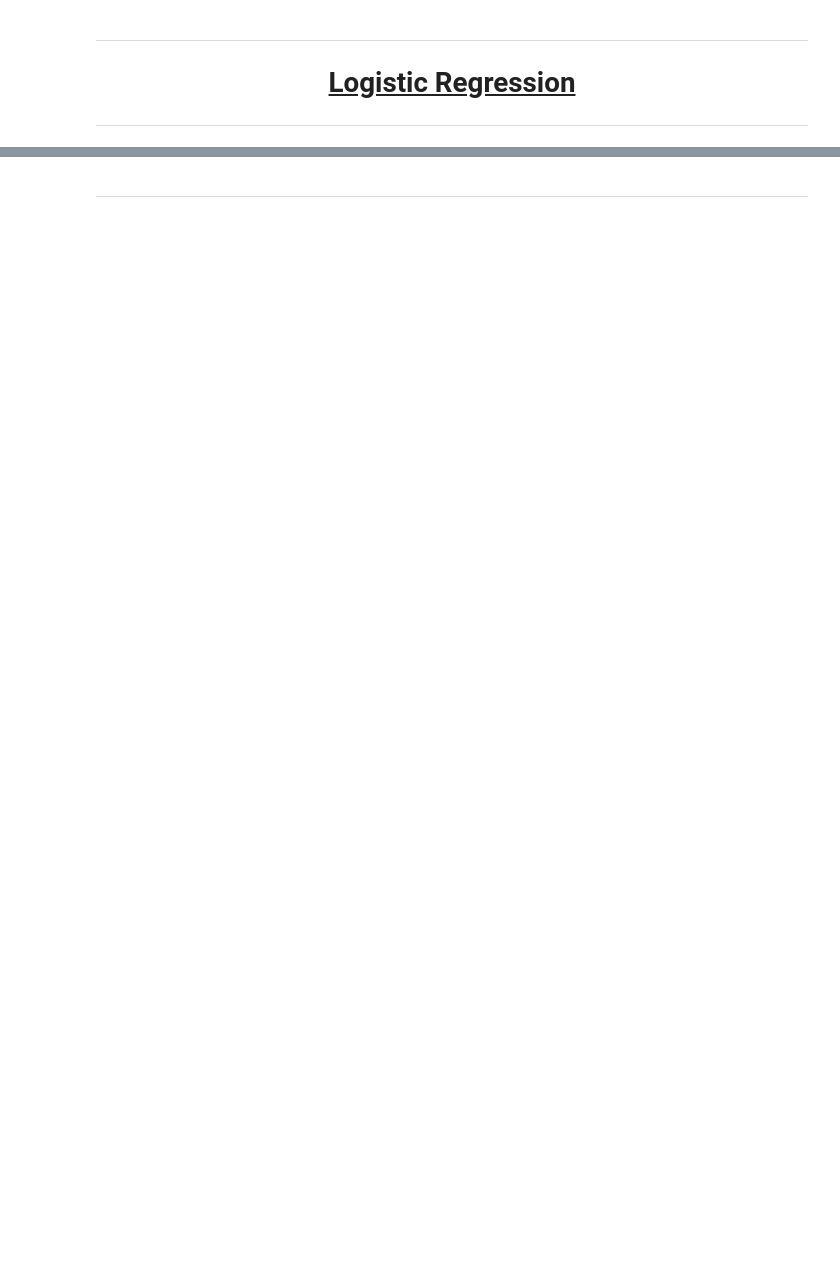
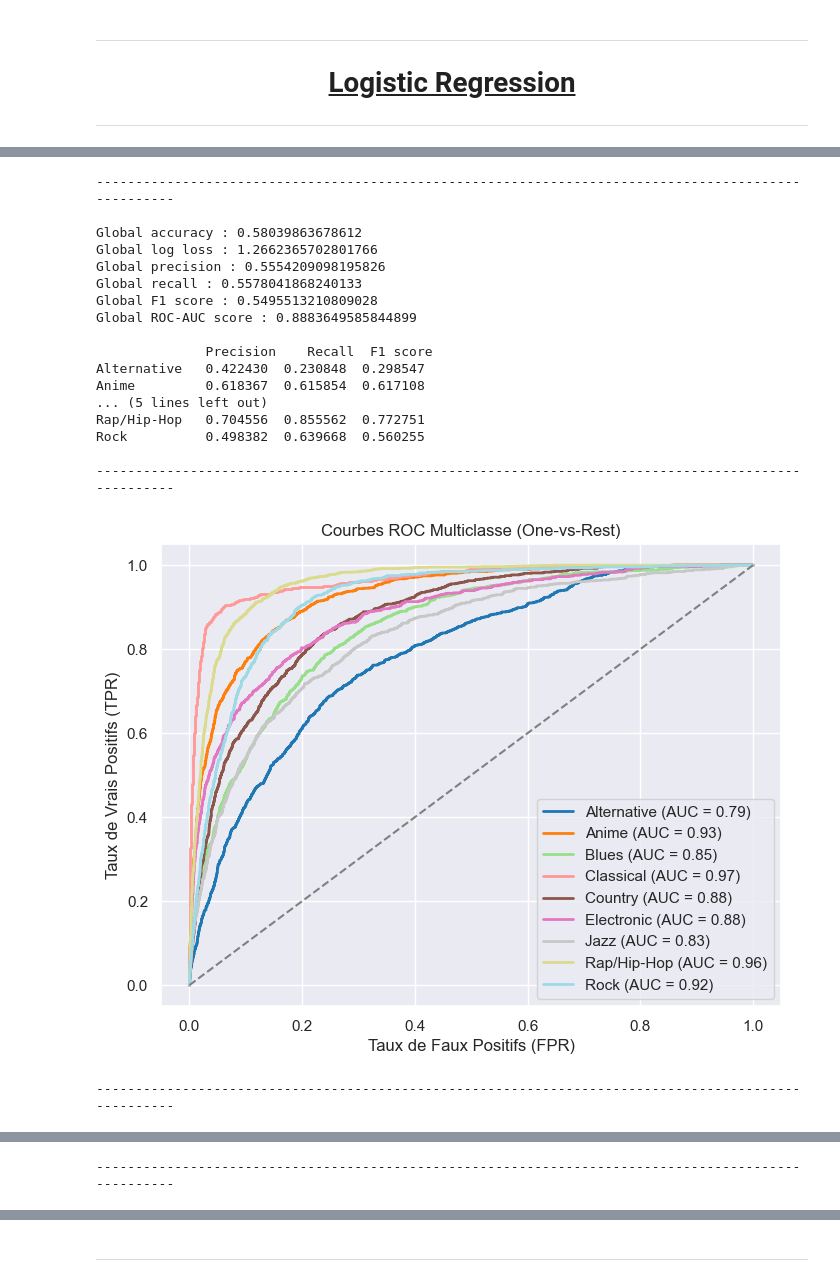
Before and after one commit to lcscaio77/music-genre-prediction, a Jupyter notebook: notebooks/03_train_logistic_regression.ipynb, the cells around one changed output, grey strips where cells are left out. Saved outputs shown, nothing was run; the diff lists cells and outputs as text; code cells hidden in the pictures; blank space fills up the shorter version.

```diff
--- a/notebooks/03_train_logistic_regression.ipynb
+++ b/notebooks/03_train_logistic_regression.ipynb
@@ -87,0 +134,22 @@ print("Test Set Accuracy:", accuracy_score(y_test, y_pred))
+# %%
+src.evaluate_model(logreg_classifier, X_test, y_test, classes=config.CLASSES_COMBINED_RAP_HIPHOP)
+# %% [output]
+----------------------------------------------------------------------------------------------------
+
+Global accuracy : 0.58039863678612
+Global log loss : 1.2662365702801766
+Global precision : 0.5554209098195826
+Global recall : 0.5578041868240133
+Global F1 score : 0.5495513210809028
+Global ROC-AUC score : 0.8883649585844899
+
+              Precision    Recall  F1 score
+Alternative   0.422430  0.230848  0.298547
+Anime         0.618367  0.615854  0.617108
+... (5 lines left out)
+Rap/Hip-Hop   0.704556  0.855562  0.772751
+Rock          0.498382  0.639668  0.560255
+
+----------------------------------------------------------------------------------------------------
+[figure, added]
+----------------------------------------------------------------------------------------------------
@@ -87,0 +157 @@ print("Test Set Accuracy:", accuracy_score(y_test, y_pred))
+----------------------------------------------------------------------------------------------------
```
Also changed, not shown: parts of 21 cells of this notebook, 59 other files.
